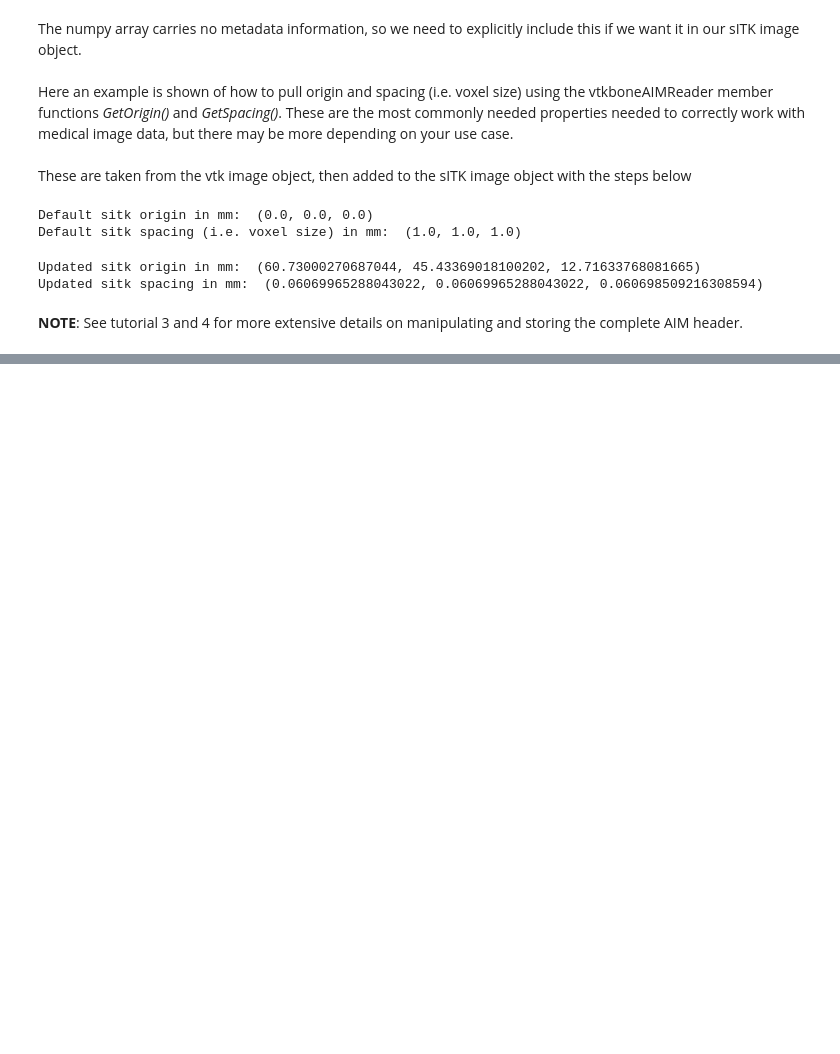
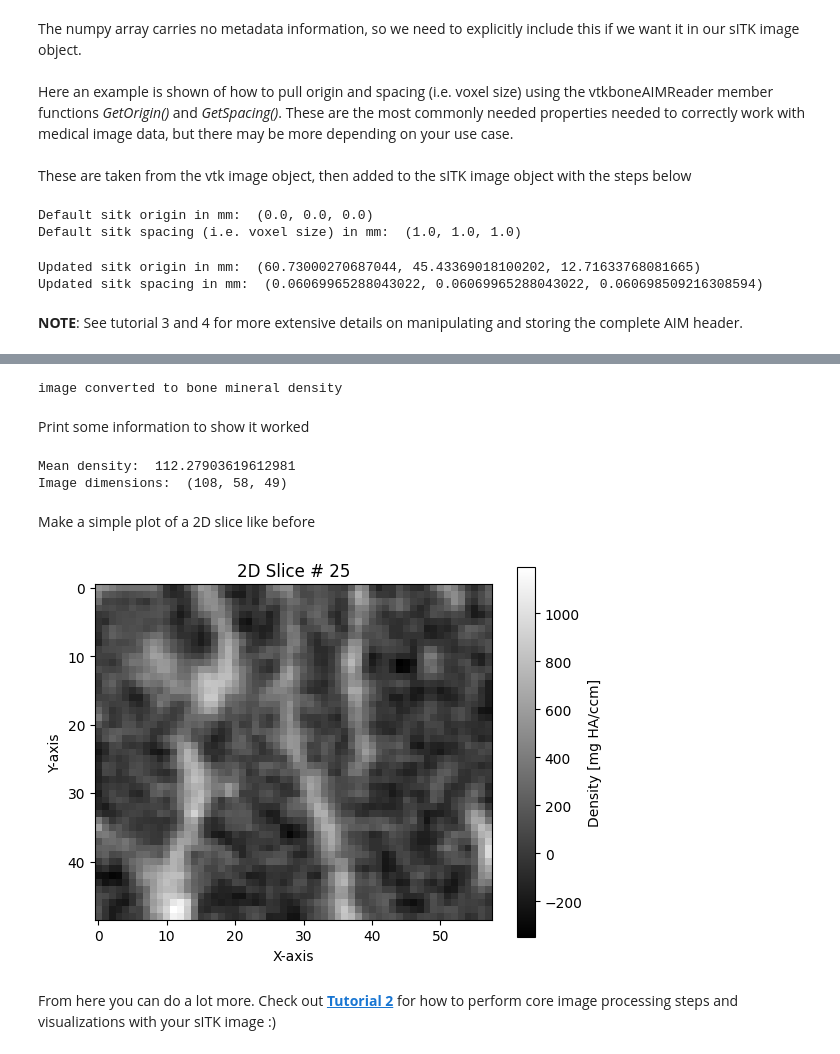
Before and after one commit to OpenMSKImaging/vtkbone, a Jupyter notebook: Tutorials/01_reading_in_aims.ipynb, the cells around one changed output, grey strips where cells are left out. Cells and saved outputs as stored; diff of their text form; code cells hidden in the pictures; blank space fills up the shorter version.

Commit message:
Tutorial 1 updates, final for now

```diff
--- a/Tutorials/01_reading_in_aims.ipynb
+++ b/Tutorials/01_reading_in_aims.ipynb
@@ -317 +329,40 @@ From here you can proceed to perform more advanced image processing analysis wit
 Below is an example on how to run this function:
+# %%
+#load helper function
+from python_helpers.aim_to_sitk import aim_to_sitk
+
+#here we try a different bone sample
+file_path = "data/TRAB_1237.AIM"
+sitk_image = aim_to_sitk(file_path, "BMD", WRITE_MHA=False)
+# %% [output]
+image converted to bone mineral density
+# %% [markdown]
+Print some information to show it worked
+# %%
+img_array = sitk.GetArrayFromImage(sitk_image)
+print("Mean density: ", np.mean(img_array))
+print("Image dimensions: ", sitk_image.GetSize())
+# %% [output]
+Mean density:  112.27903619612981
+Image dimensions:  (108, 58, 49)
+# %% [markdown]
+Make a simple plot of a 2D slice like before
+# %%
+slice_index = 25
+selected_slice = img_array[:, :, slice_index]
+
+# Set labels and title
+# Plot the slice using matplotlib
+plt.imshow(selected_slice, cmap='gray')
+plt.title(f"2D Slice # {slice_index}")
+plt.xlabel("X-axis")
+plt.ylabel("Y-axis")
+plt.colorbar(label="Density [mg HA/ccm]")
+plt.show()
+
+# Show the plot
+plt.show()
+# %% [output]
+[figure, added]
+# %% [markdown]
+From here you can do a lot more. Check out [**Tutorial 2**](02_visualization_and_img_processing_basics.ipynb) for how to perform core image processing steps and visualizations with your sITK image :)
```
Also changed, not shown: parts of 1 cell of this notebook, 1 other file.
